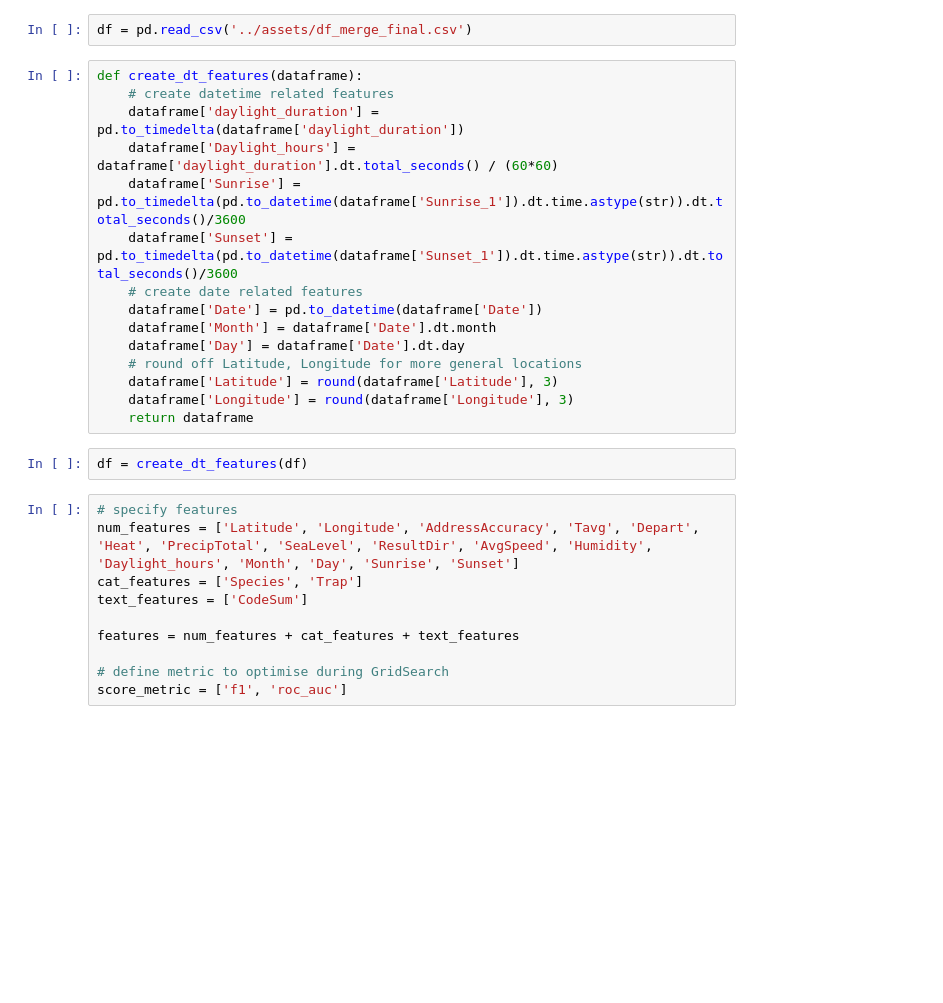
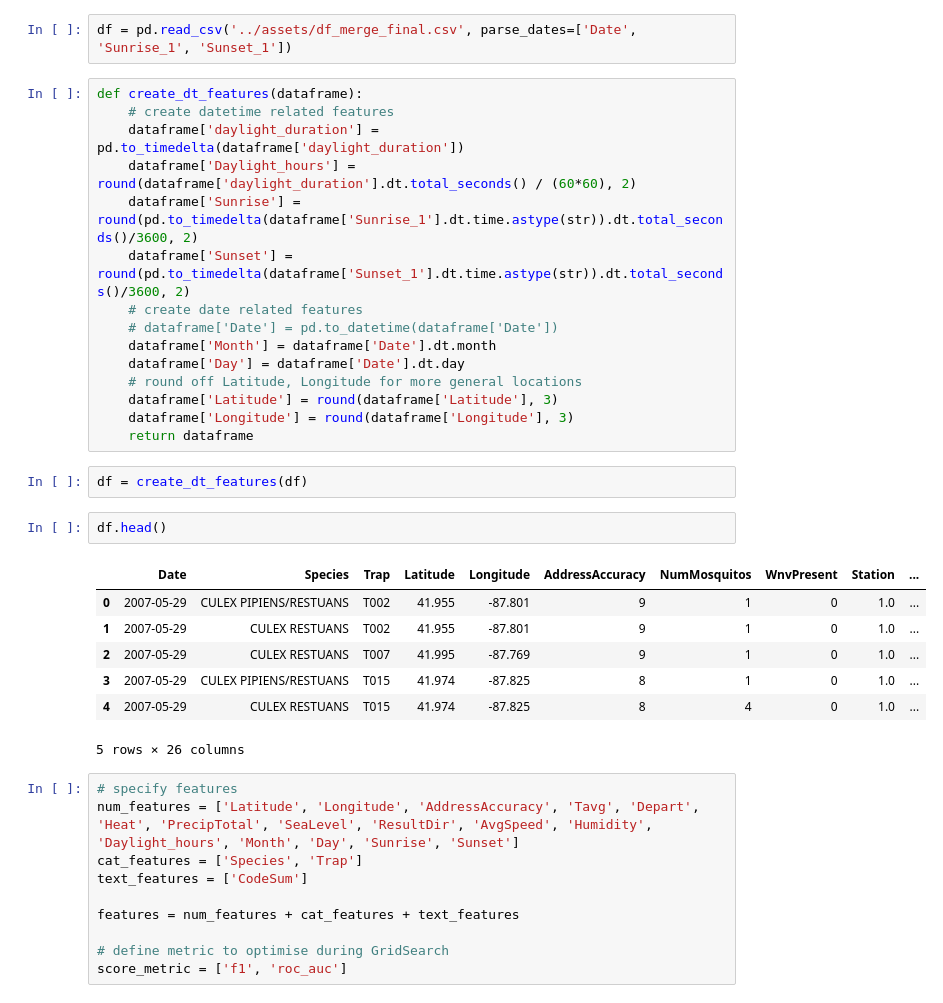
Before and after one commit to eeshawn11/DSI33-Project4, a Jupyter notebook: code/Part_2_Modelling.ipynb, the cells around one changed output. Drawn from its saved outputs; the diff is of its cells as text; blank space fills up the shorter version.

```diff
--- a/code/Part_2_Modelling.ipynb
+++ b/code/Part_2_Modelling.ipynb
@@ -62,16 +62,16 @@ class Timer:
 
         return self._elapsed_time
 # %%
-df = pd.read_csv('../assets/df_merge_final.csv')
+df = pd.read_csv('../assets/df_merge_final.csv', parse_dates=['Date', 'Sunrise_1', 'Sunset_1'])
 # %%
 def create_dt_features(dataframe):
     # create datetime related features
     dataframe['daylight_duration'] = pd.to_timedelta(dataframe['daylight_duration'])
-    dataframe['Daylight_hours'] = dataframe['daylight_duration'].dt.total_seconds() / (60*60)
-    dataframe['Sunrise'] = pd.to_timedelta(pd.to_datetime(dataframe['Sunrise_1']).dt.time.astype(str)).dt.total_seconds()/3600
-    dataframe['Sunset'] = pd.to_timedelta(pd.to_datetime(dataframe['Sunset_1']).dt.time.astype(str)).dt.total_seconds()/3600
+    dataframe['Daylight_hours'] = round(dataframe['daylight_duration'].dt.total_seconds() / (60*60), 2)
+    dataframe['Sunrise'] = round(pd.to_timedelta(dataframe['Sunrise_1'].dt.time.astype(str)).dt.total_seconds()/3600, 2)
+    dataframe['Sunset'] = round(pd.to_timedelta(dataframe['Sunset_1'].dt.time.astype(str)).dt.total_seconds()/3600, 2)
     # create date related features
-    dataframe['Date'] = pd.to_datetime(dataframe['Date'])
+    # dataframe['Date'] = pd.to_datetime(dataframe['Date'])
     dataframe['Month'] = dataframe['Date'].dt.month
     dataframe['Day'] = dataframe['Date'].dt.day
     # round off Latitude, Longitude for more general locations
@@ -80,6 +80,16 @@ def create_dt_features(dataframe):
     return dataframe
 # %%
 df = create_dt_features(df)
+# %%
+df.head()
+# %% [output]
+|  | Date | Species | Trap | Latitude | Longitude | AddressAccuracy | NumMosquitos | WnvPresent | Station | ... |
+| 0 | 2007-05-29 | CULEX PIPIENS/RESTUANS | T002 | 41.955 | -87.801 | 9 | 1 | 0 | 1.0 | ... |
+| 1 | 2007-05-29 | CULEX RESTUANS | T002 | 41.955 | -87.801 | 9 | 1 | 0 | 1.0 | ... |
+| 2 | 2007-05-29 | CULEX RESTUANS | T007 | 41.995 | -87.769 | 9 | 1 | 0 | 1.0 | ... |
+| 3 | 2007-05-29 | CULEX PIPIENS/RESTUANS | T015 | 41.974 | -87.825 | 8 | 1 | 0 | 1.0 | ... |
+| 4 | 2007-05-29 | CULEX RESTUANS | T015 | 41.974 | -87.825 | 8 | 4 | 0 | 1.0 | ... |
+5 rows × 26 columns
 # %%
 # specify features
 num_features = ['Latitude', 'Longitude', 'AddressAccuracy', 'Tavg', 'Depart', 'Heat', 'PrecipTotal', 'SeaLevel', 'ResultDir', 'AvgSpeed', 'Humidity', 'Daylight_hours', 'Month', 'Day', 'Sunrise', 'Sunset']
```
Also changed, not shown: parts of 20 cells of this notebook.
